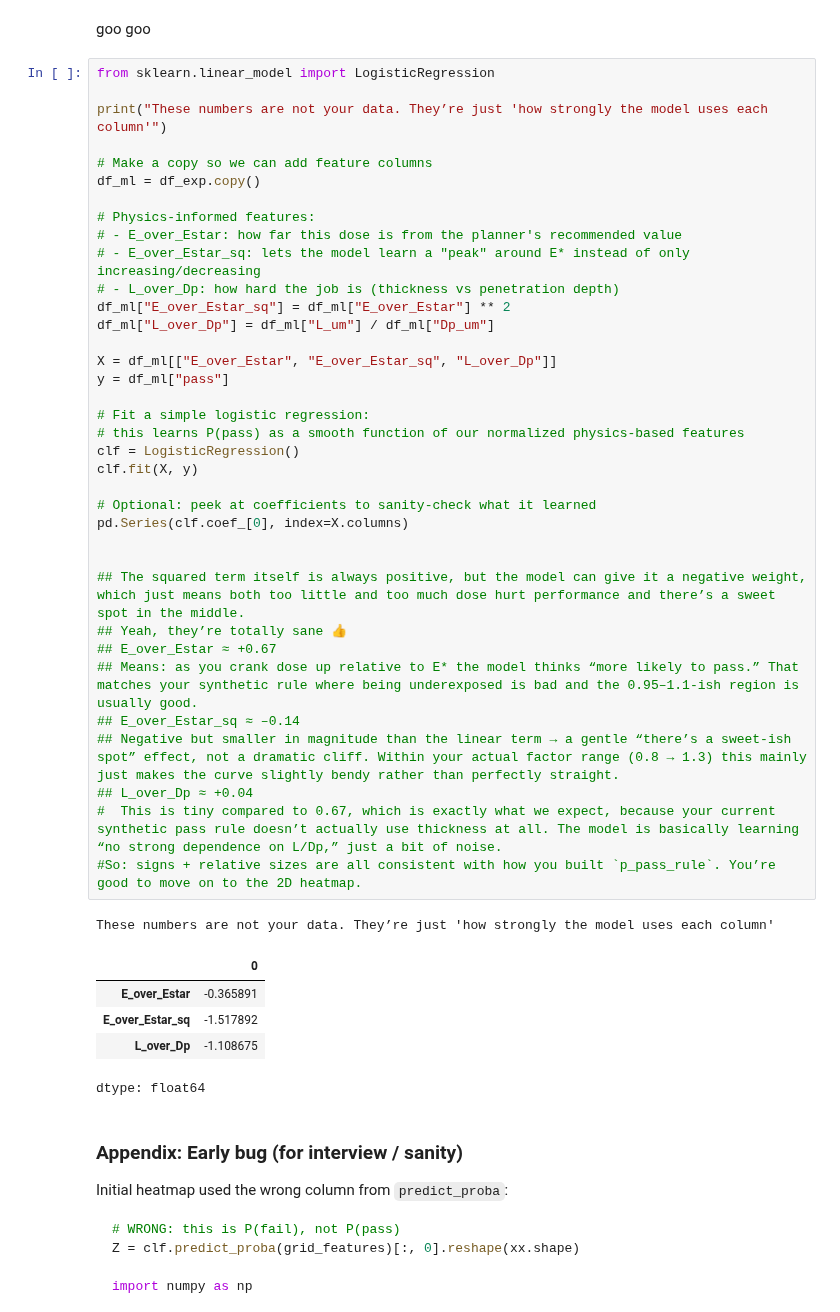
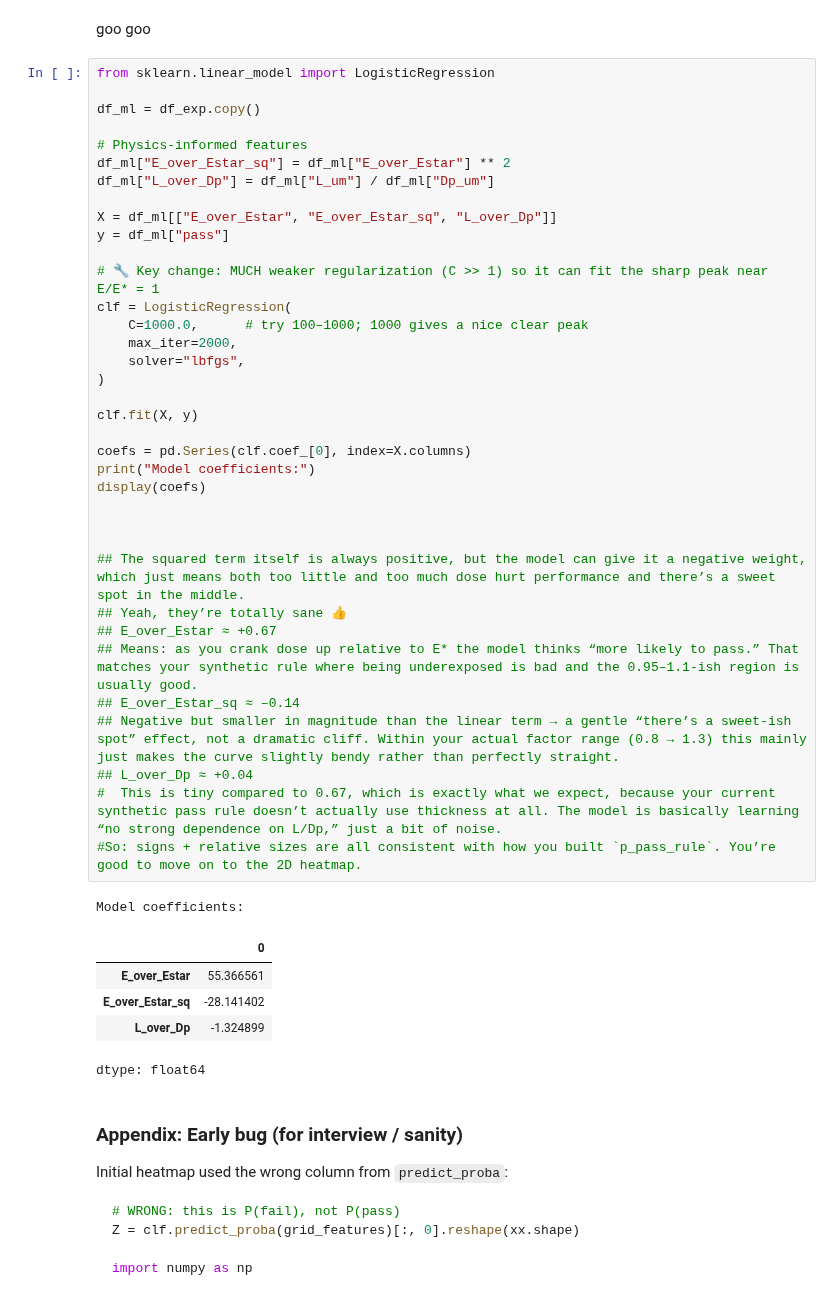
Before and after one commit to nyee88/tvam_resin_mini, a Jupyter notebook: notebooks/01_working_curve.ipynb, the cells around one changed output. Drawn from its saved outputs; the diff is of its cells as text.

```diff
--- a/notebooks/01_working_curve.ipynb
+++ b/notebooks/01_working_curve.ipynb
@@ -458,45 +458,45 @@ goo goo
 # %%
 from sklearn.linear_model import LogisticRegression
 
-print("These numbers are not your data. They’re just 'how strongly the model uses each column'")
-
-# Make a copy so we can add feature columns
 df_ml = df_exp.copy()
 
-# Physics-informed features:
-# - E_over_Estar: how far this dose is from the planner's recommended value
-# - E_over_Estar_sq: lets the model learn a "peak" around E* instead of only increasing/decreasing
-# - L_over_Dp: how hard the job is (thickness vs penetration depth)
+# Physics-informed features
 df_ml["E_over_Estar_sq"] = df_ml["E_over_Estar"] ** 2
 df_ml["L_over_Dp"] = df_ml["L_um"] / df_ml["Dp_um"]
 
 X = df_ml[["E_over_Estar", "E_over_Estar_sq", "L_over_Dp"]]
 y = df_ml["pass"]
 
-# Fit a simple logistic regression:
-# this learns P(pass) as a smooth function of our normalized physics-based features
-clf = LogisticRegression()
+# 🔧 Key change: MUCH weaker regularization (C >> 1) so it can fit the sharp peak near E/E* = 1
+clf = LogisticRegression(
+    C=1000.0,      # try 100–1000; 1000 gives a nice clear peak
+    max_iter=2000,
+    solver="lbfgs",
+)
+
 clf.fit(X, y)
 
-# Optional: peek at coefficients to sanity-check what it learned
-pd.Series(clf.coef_[0], index=X.columns)
+coefs = pd.Series(clf.coef_[0], index=X.columns)
+print("Model coefficients:")
+display(coefs)
+
 
 
 ## The squared term itself is always positive, but the model can give it a negative weight, which just means both too little and too much dose hurt performance and there’s a sweet spot in the middle.
 ## Yeah, they’re totally sane 👍
 ## E_over_Estar ≈ +0.67
 ## Means: as you crank dose up relative to E* the model thinks “more likely to pass.” That matches your synthetic rule where being underexposed is bad and the 0.95–1.1-ish region is usually good.
 ## E_over_Estar_sq ≈ –0.14
 ## Negative but smaller in magnitude than the linear term → a gentle “there’s a sweet-ish spot” effect, not a dramatic cliff. Within your actual factor range (0.8 → 1.3) this mainly just makes the curve slightly bendy rather than perfectly straight.
 ## L_over_Dp ≈ +0.04
 #  This is tiny compared to 0.67, which is exactly what we expect, because your current synthetic pass rule doesn’t actually use thickness at all. The model is basically learning “no strong dependence on L/Dp,” just a bit of noise.
 #So: signs + relative sizes are all consistent with how you built `p_pass_rule`. You’re good to move on to the 2D heatmap.
 # %% [output]
-These numbers are not your data. They’re just 'how strongly the model uses each column'
+Model coefficients:
 |  | 0 |
-| E_over_Estar | -0.365891 |
-| E_over_Estar_sq | -1.517892 |
-| L_over_Dp | -1.108675 |
+| E_over_Estar | 55.366561 |
+| E_over_Estar_sq | -28.141402 |
+| L_over_Dp | -1.324899 |
 dtype: float64
 # %% [markdown]
 ### Appendix: Early bug (for interview / sanity)
```
Also changed, not shown: parts of 2 cells of this notebook.
